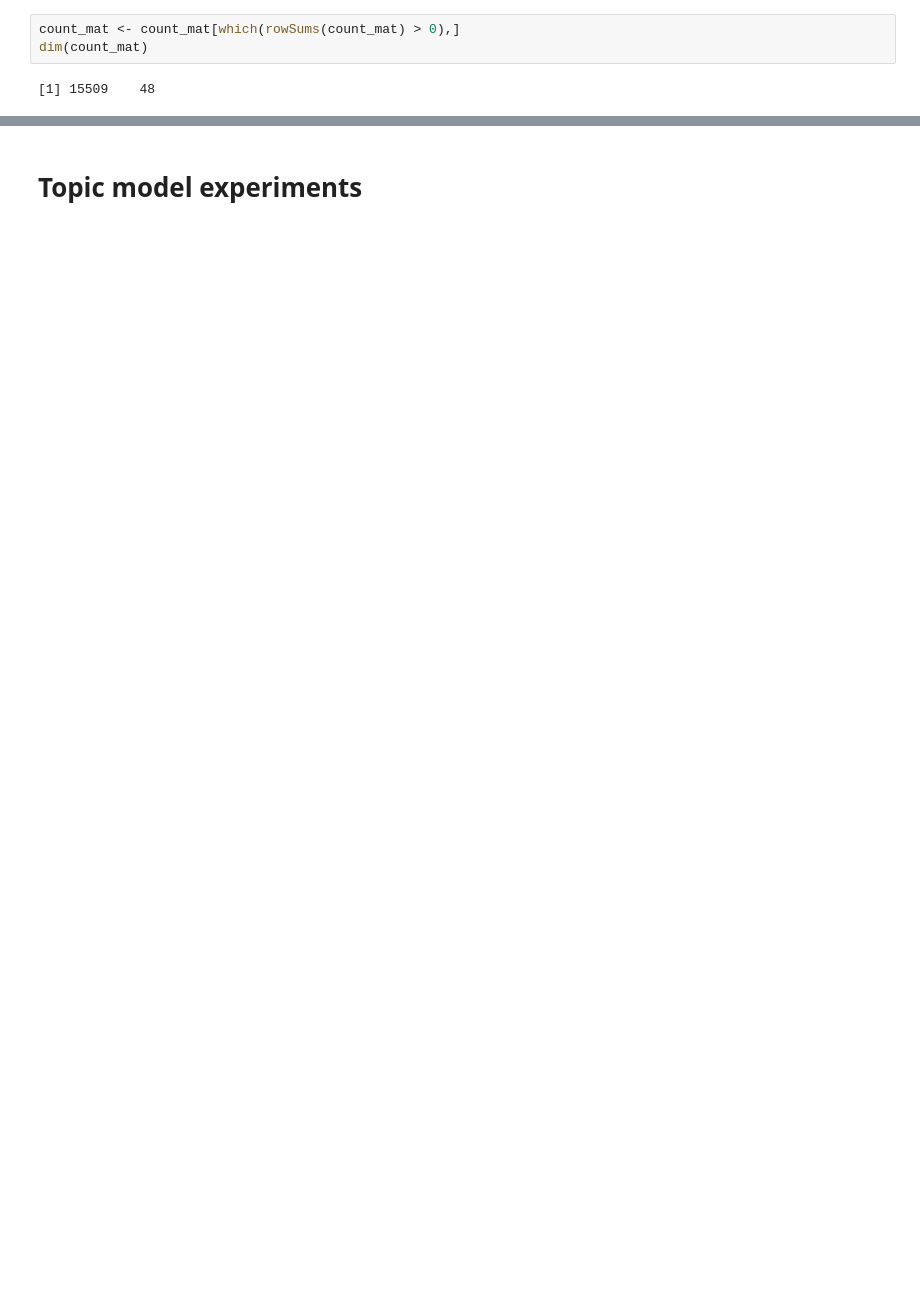
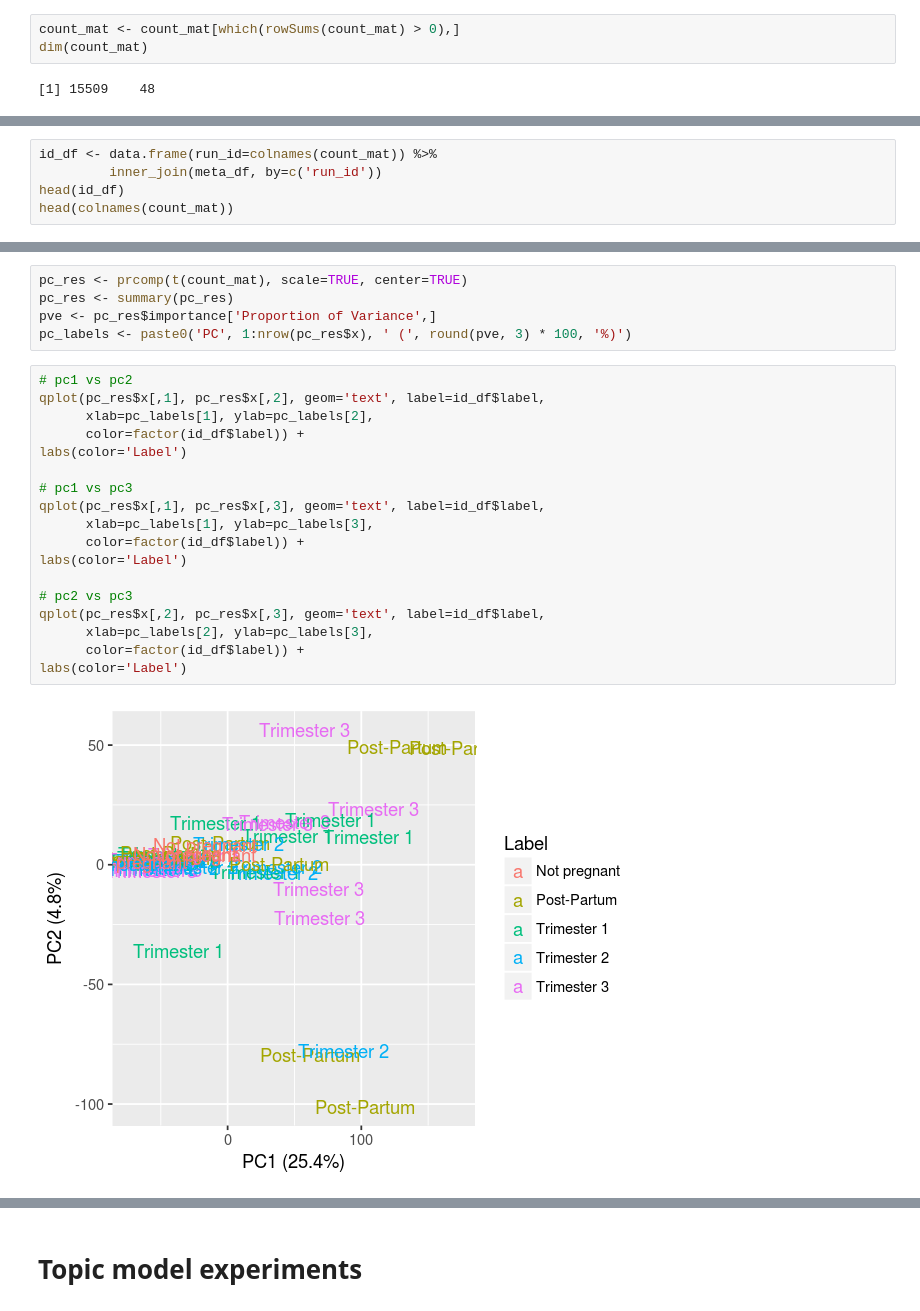
Before and after one commit to jhmarcus/cfna_mixture, a Jupyter notebook: notebooks/koh2014_eda.ipynb, the cells around one changed output, grey strips where cells are left out. Saved outputs shown, nothing was run; the diff lists cells and outputs as text; blank space fills up the shorter version.

```diff
--- a/notebooks/koh2014_eda.ipynb
+++ b/notebooks/koh2014_eda.ipynb
@@ -99,0 +164,5 @@ dim(count_mat)
+# %%
+id_df <- data.frame(run_id=colnames(count_mat)) %>%
+         inner_join(meta_df, by=c('run_id'))
+head(id_df)
+head(colnames(count_mat))
@@ -99,0 +179,25 @@ dim(count_mat)
+# %%
+pc_res <- prcomp(t(count_mat), scale=TRUE, center=TRUE)
+pc_res <- summary(pc_res)
+pve <- pc_res$importance['Proportion of Variance',]
+pc_labels <- paste0('PC', 1:nrow(pc_res$x), ' (', round(pve, 3) * 100, '%)')
+# %%
+# pc1 vs pc2
+qplot(pc_res$x[,1], pc_res$x[,2], geom='text', label=id_df$label,
+      xlab=pc_labels[1], ylab=pc_labels[2],
+      color=factor(id_df$label)) +
+labs(color='Label')
+
+# pc1 vs pc3
+qplot(pc_res$x[,1], pc_res$x[,3], geom='text', label=id_df$label,
+      xlab=pc_labels[1], ylab=pc_labels[3],
+      color=factor(id_df$label)) +
+labs(color='Label')
+
+# pc2 vs pc3
+qplot(pc_res$x[,2], pc_res$x[,3], geom='text', label=id_df$label,
+      xlab=pc_labels[2], ylab=pc_labels[3],
+      color=factor(id_df$label)) +
+labs(color='Label')
+# %% [output]
+[figure, added]
```
Also changed, not shown: parts of 32 cells of this notebook.
